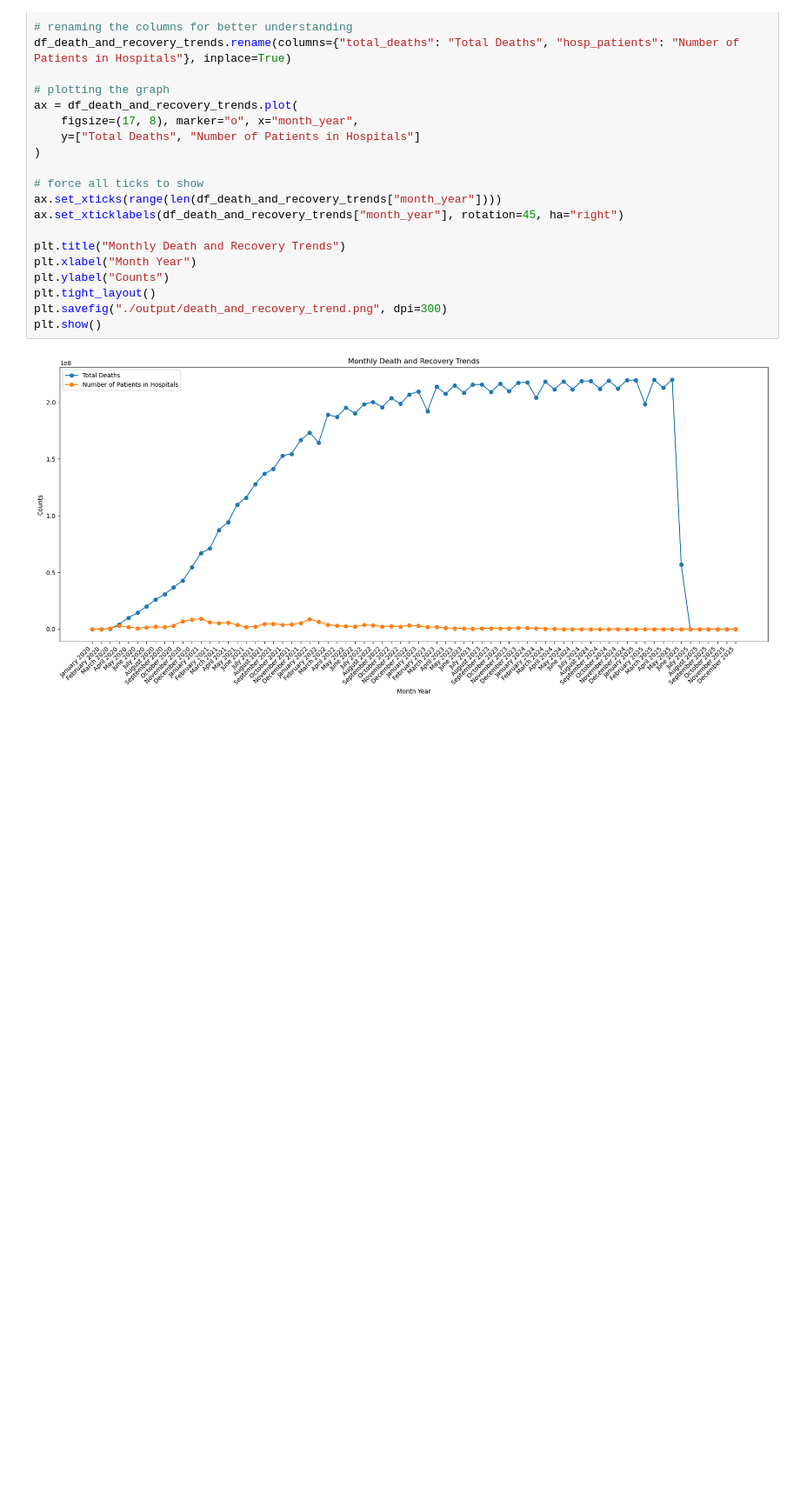
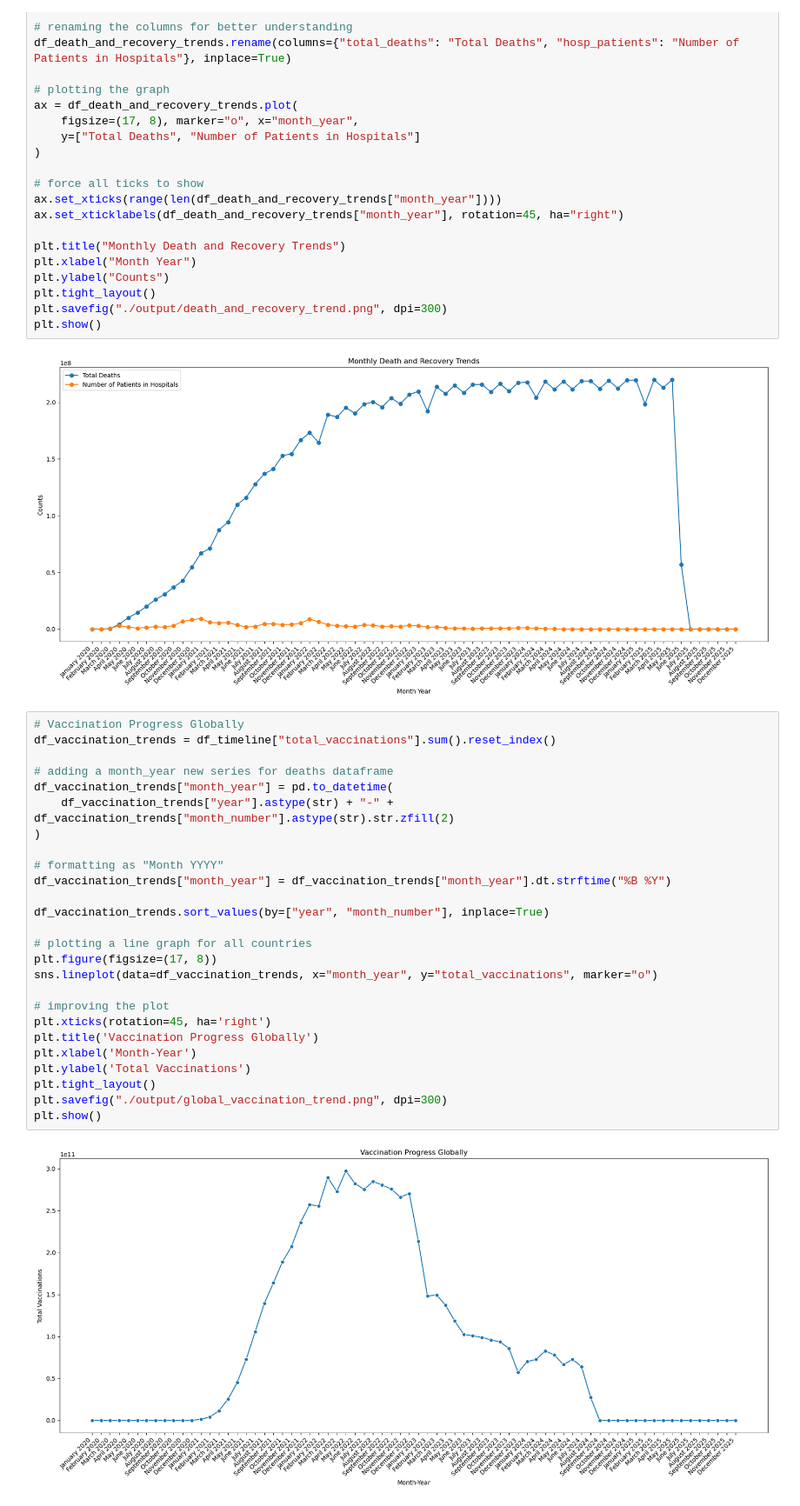
Before and after one commit to HammadAli132/COVID-19-Data-Analysis, a Jupyter notebook: covid-19-data-analysis.ipynb, the cells around one changed output. Shown at 87% size. Saved outputs shown, nothing was run; the diff lists cells and outputs as text; blank space fills up the shorter version.

Commit message:
Global vaccination trend done

```diff
--- a/covid-19-data-analysis.ipynb
+++ b/covid-19-data-analysis.ipynb
@@ -133,3 +133,31 @@ plt.savefig("./output/death_and_recovery_trend.png", dpi=300)
 plt.show()
 # %% [output]
 [figure]
+# %%
+# Vaccination Progress Globally
+df_vaccination_trends = df_timeline["total_vaccinations"].sum().reset_index()
+
+# adding a month_year new series for deaths dataframe
+df_vaccination_trends["month_year"] = pd.to_datetime(
+    df_vaccination_trends["year"].astype(str) + "-" + df_vaccination_trends["month_number"].astype(str).str.zfill(2)
+)
+
+# formatting as "Month YYYY"
+df_vaccination_trends["month_year"] = df_vaccination_trends["month_year"].dt.strftime("%B %Y")
+
+df_vaccination_trends.sort_values(by=["year", "month_number"], inplace=True)
+
+# plotting a line graph for all countries
+plt.figure(figsize=(17, 8))
+sns.lineplot(data=df_vaccination_trends, x="month_year", y="total_vaccinations", marker="o")
+
+# improving the plot
+plt.xticks(rotation=45, ha='right')
+plt.title('Vaccination Progress Globally')
+plt.xlabel('Month-Year')
+plt.ylabel('Total Vaccinations')
+plt.tight_layout()
+plt.savefig("./output/global_vaccination_trend.png", dpi=300)
+plt.show()
+# %% [output]
+[figure, added]
```
Also changed, not shown: 1 other file.
